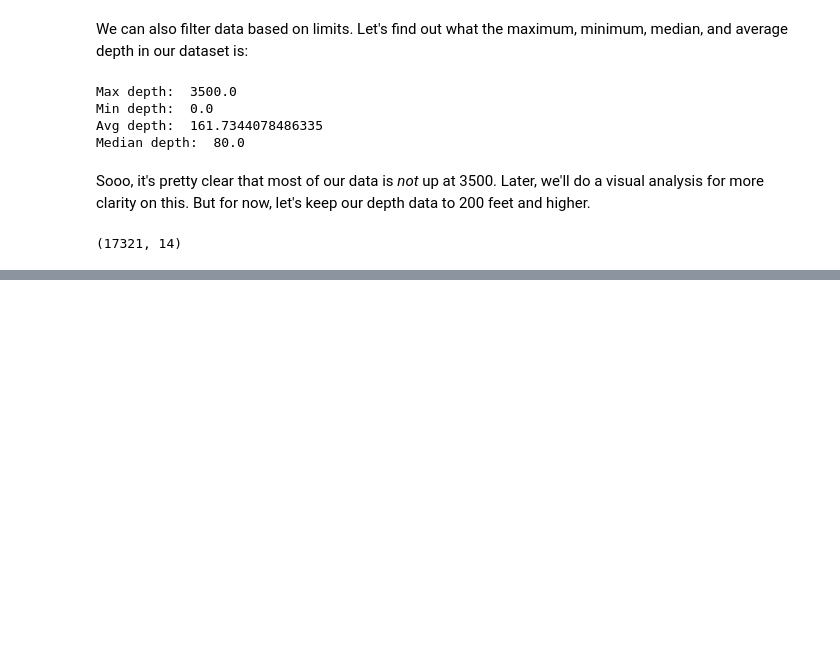
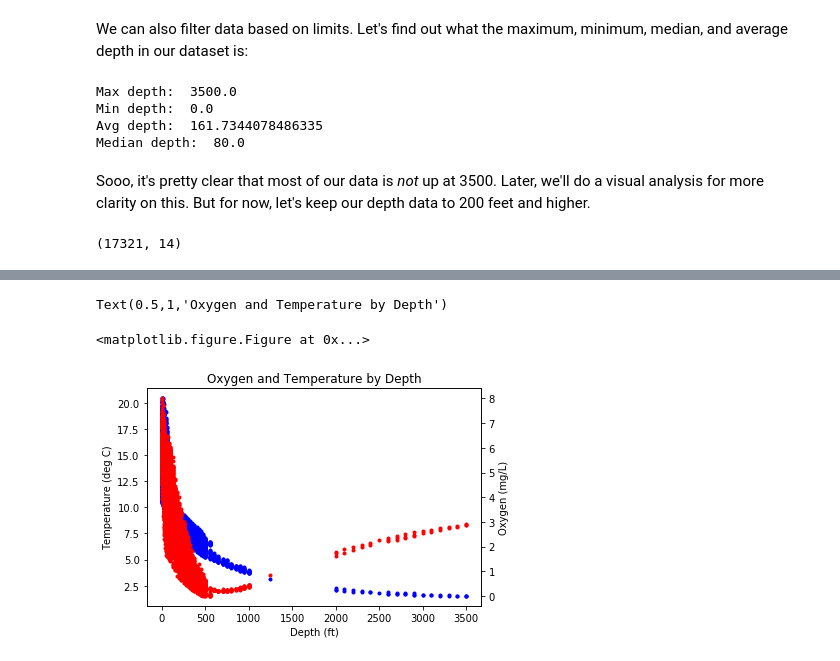
Before and after one commit to mirman-school/dcb-ocean-data, a Jupyter notebook: WOD.ipynb, the cells around one changed output, grey strips where cells are left out. Drawn from its saved outputs; the diff is of its cells as text; code cells hidden in the pictures; blank space fills up the shorter version.

```diff
--- a/WOD.ipynb
+++ b/WOD.ipynb
@@ -169,0 +211,15 @@ print(filtered_depth.shape)
+# %%
+plt.clf() # Again, clear all previous plots
+fig, axes1 = plt.subplots() # Create the figure and our first set of axes
+axes1.plot(df.depth, df.temperature, "b.") # The "b." is a style string that sets the line style to points (.) and in blue (b)
+axes1.set_ylabel("Temperature (deg C)")
+axes1.set_xlabel("Depth (ft)")
+
+axes2 = axes1.twinx() # Clone the first pair of axes
+axes2.plot(df.depth, df.oxygen, "r.", alpha="0.2")
+axes2.set_ylabel("Oxygen (mg/L)")
+plt.title("Oxygen and Temperature by Depth")
+# %% [output]
+Text(0.5,1,'Oxygen and Temperature by Depth')
+<matplotlib.figure.Figure at 0x...>
+[figure, added]
```
Also changed, not shown: parts of 28 cells of this notebook.
